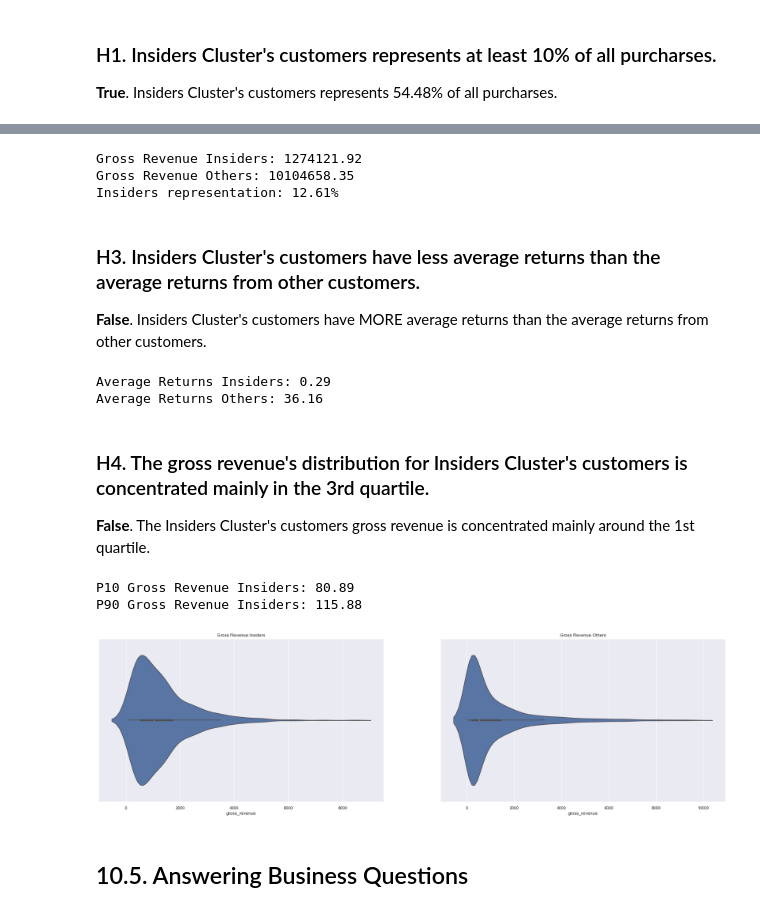
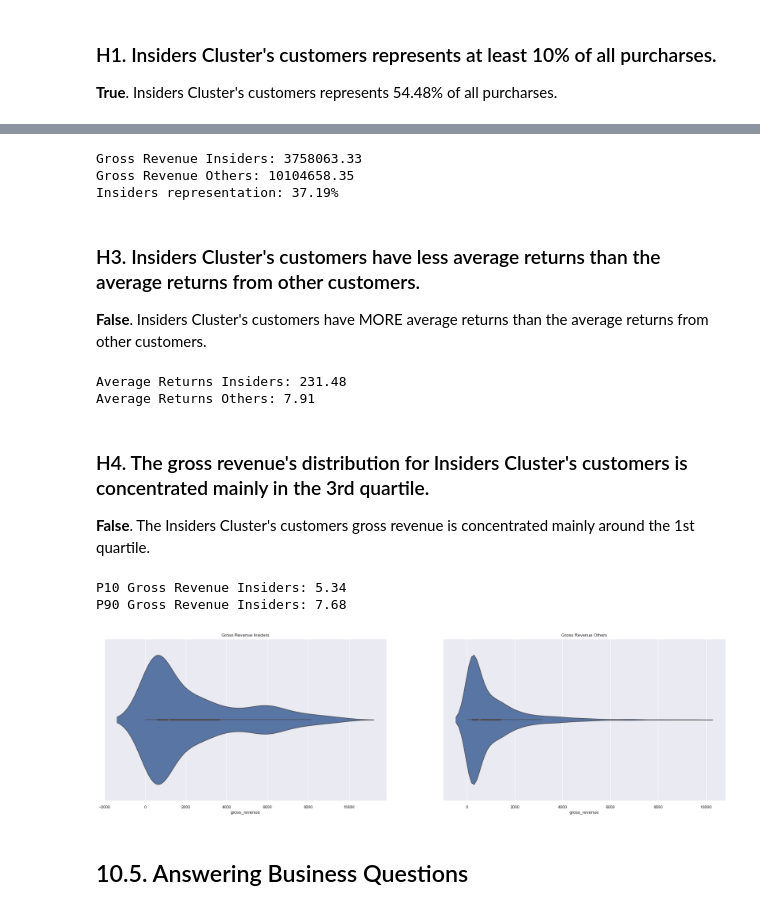
Before and after one commit to Lucas-Okamura/Insiders-Clustering, a Jupyter notebook: notebooks/Insiders-Clustering.ipynb, the cells around one changed output, grey strips where cells are left out. Cells and saved outputs as stored; diff of their text form; code cells hidden in the pictures.

```diff
--- a/notebooks/Insiders-Clustering.ipynb
+++ b/notebooks/Insiders-Clustering.ipynb
@@ -1202,6 +1201,6 @@ Insiders representation: 16.72%
 # %%
 # total products insiders cluster
-gross_revenue_insiders = df10.query("cluster == 4")['gross_revenue'].sum()
+gross_revenue_insiders = df10.query("cluster == 0")['gross_revenue'].sum()
 
 # total products all
 gross_revenue_all = sum(df10['gross_revenue'])
@@ -1210,47 +1209,47 @@ print(f'Gross Revenue Insiders: {gross_revenue_insiders:.2f}')
 print(f'Gross Revenue Others: {gross_revenue_all:.2f}')
 print(f'Insiders representation: {gross_revenue_insiders / gross_revenue_all * 100:.2f}%')
 # %% [output]
-Gross Revenue Insiders: 1274121.92
+Gross Revenue Insiders: 3758063.33
 Gross Revenue Others: 10104658.35
-Insiders representation: 12.61%
+Insiders representation: 37.19%
 # %% [markdown]
 ### H3. Insiders Cluster's customers have less average returns than the average returns from other customers.
 
 **False**. Insiders Cluster's customers have MORE average returns than the average returns from other customers.
 # %%
 # mean returns insiders cluster
-returns_insiders = df10.query("cluster == 4")['returns'].mean()
+returns_insiders = df10.query("cluster == 0")['returns'].mean()
 
 # mean returnss all
-returns_all = df10.query("cluster != 4")['returns'].mean()
+returns_all = df10.query("cluster != 0")['returns'].mean()
 
 print(f'Average Returns Insiders: {returns_insiders:.2f}')
 print(f'Average Returns Others: {returns_all:.2f}')
 # %% [output]
-Average Returns Insiders: 0.29
-Average Returns Others: 36.16
+Average Returns Insiders: 231.48
+Average Returns Others: 7.91
 # %% [markdown]
 ### H4. The gross revenue's distribution for Insiders Cluster's customers is concentrated mainly in the 3rd quartile.
 
 **False**. The Insiders Cluster's customers gross revenue is concentrated mainly around the 1st quartile.
 # %%
-p10_gmv = np.percentile(df10.query("cluster == 4")['gross_revenue'], 0.1)
-p90_gmv = np.percentile(df10.query("cluster == 4")['gross_revenue'], 0.9)
+p10_gmv = np.percentile(df10.query("cluster == 0")['gross_revenue'], 0.1)
+p90_gmv = np.percentile(df10.query("cluster == 0")['gross_revenue'], 0.9)
 print(f"P10 Gross Revenue Insiders: {p10_gmv:.2f}")
 print(f"P90 Gross Revenue Insiders: {p90_gmv:.2f}")
 # %% [output]
-P10 Gross Revenue Insiders: 80.89
-P90 Gross Revenue Insiders: 115.88
+P10 Gross Revenue Insiders: 5.34
+P90 Gross Revenue Insiders: 7.68
 # %%
 fig, axes = plt.subplots(1, 2, figsize = (30, 8))
 
-sns.violinplot(x = 'gross_revenue', data = df10.query("cluster == 4 & gross_revenue < 10000"), ax = axes.ravel()[0]);
-sns.violinplot(x = 'gross_revenue', data = df10.query("cluster != 4 & gross_revenue < 10000"), ax = axes.ravel()[1]);
+sns.violinplot(x = 'gross_revenue', data = df10.query("cluster == 0 & gross_revenue < 10000"), ax = axes.ravel()[0]);
+sns.violinplot(x = 'gross_revenue', data = df10.query("cluster != 0 & gross_revenue < 10000"), ax = axes.ravel()[1]);
 
 axes.ravel()[0].set_title('Gross Revenue Insiders');
 axes.ravel()[1].set_title('Gross Revenue Others');
 # %% [output]
-[figure, old version]
+[figure, new version]
 # %% [markdown]
 ## 10.5. Answering Business Questions <a id='answering_business'></a>
 # %% [markdown]
```
Also changed, not shown: parts of 30 cells of this notebook, 6 other files.
